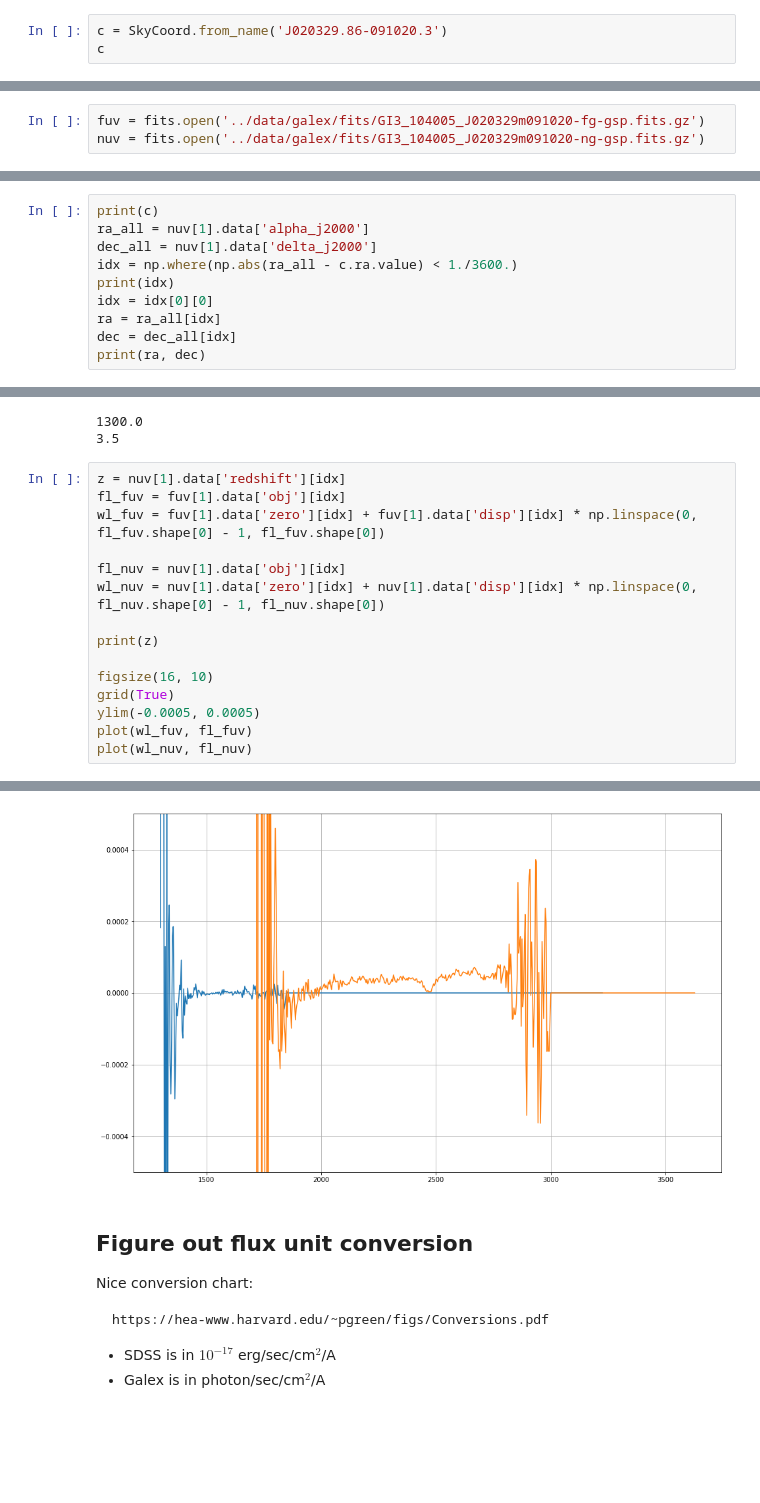
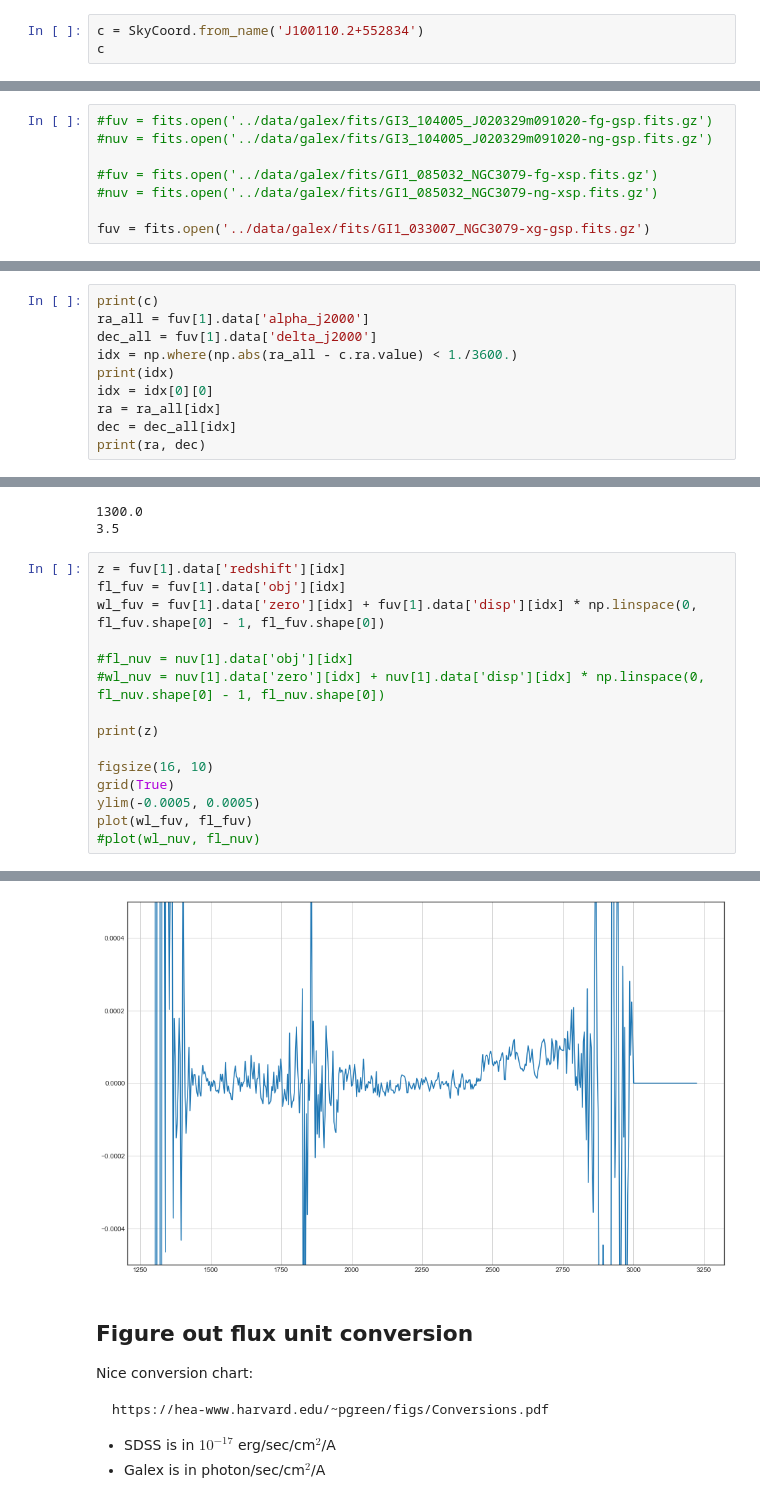
Before and after one commit to dobos/sdss_galex_lls, a Jupyter notebook: py/explore.ipynb, the cells around one changed output, grey strips where cells are left out. Cells and saved outputs as stored; diff of their text form; blank space fills up the shorter version.

```diff
--- a/py/explore.ipynb
+++ b/py/explore.ipynb
@@ -67,7 +79,7 @@ Populating the interactive namespace from numpy and matplotlib
 # %% [markdown]
 ## Coordinate conversion
 # %%
-c = SkyCoord.from_name('J020329.86-091020.3')
+c = SkyCoord.from_name('J100110.2+552834')
 c
 # %% [output]
 <SkyCoord (ICRS): (ra, dec) in deg
@@ -93,5 +106,10 @@ plot(wl_sdss, fl_sdss, lw=0.5)
 # %% [markdown]
 # Load and plot a Galex spectrum
 # %%
-fuv = fits.open('../data/galex/fits/GI3_104005_J020329m091020-fg-gsp.fits.gz')
-nuv = fits.open('../data/galex/fits/GI3_104005_J020329m091020-ng-gsp.fits.gz')
+#fuv = fits.open('../data/galex/fits/GI3_104005_J020329m091020-fg-gsp.fits.gz')
+#nuv = fits.open('../data/galex/fits/GI3_104005_J020329m091020-ng-gsp.fits.gz')
+
+#fuv = fits.open('../data/galex/fits/GI1_085032_NGC3079-fg-xsp.fits.gz')
+#nuv = fits.open('../data/galex/fits/GI1_085032_NGC3079-ng-xsp.fits.gz')
+
+fuv = fits.open('../data/galex/fits/GI1_033007_NGC3079-xg-gsp.fits.gz')
@@ -99,8 +137,8 @@ nuv = fits.open('../data/galex/fits/GI3_104005_J020329m091020-ng-gsp.fits.gz')
 ## Find closest object
 # %%
 print(c)
-ra_all = nuv[1].data['alpha_j2000']
-dec_all = nuv[1].data['delta_j2000']
+ra_all = fuv[1].data['alpha_j2000']
+dec_all = fuv[1].data['delta_j2000']
 idx = np.where(np.abs(ra_all - c.ra.value) < 1./3600.)
 print(idx)
 idx = idx[0][0]
@@ -121,24 +159,24 @@ print(fuv[1].data['disp'][idx])
 1300.0
 3.5
 # %%
-z = nuv[1].data['redshift'][idx]
+z = fuv[1].data['redshift'][idx]
 fl_fuv = fuv[1].data['obj'][idx]
 wl_fuv = fuv[1].data['zero'][idx] + fuv[1].data['disp'][idx] * np.linspace(0, fl_fuv.shape[0] - 1, fl_fuv.shape[0])
 
-fl_nuv = nuv[1].data['obj'][idx]
-wl_nuv = nuv[1].data['zero'][idx] + nuv[1].data['disp'][idx] * np.linspace(0, fl_nuv.shape[0] - 1, fl_nuv.shape[0])
+#fl_nuv = nuv[1].data['obj'][idx]
+#wl_nuv = nuv[1].data['zero'][idx] + nuv[1].data['disp'][idx] * np.linspace(0, fl_nuv.shape[0] - 1, fl_nuv.shape[0])
 
 print(z)
 
 figsize(16, 10)
 grid(True)
 ylim(-0.0005, 0.0005)
 plot(wl_fuv, fl_fuv)
-plot(wl_nuv, fl_nuv)
+#plot(wl_nuv, fl_nuv)
 # %% [output]
 -999.0
 [<matplotlib.lines.Line2D at 0x...>]
-[figure, old version]
+[figure, new version]
 # %% [markdown]
 ## Figure out flux unit conversion
 
```
Also changed, not shown: parts of 16 cells of this notebook, 8 other files.
